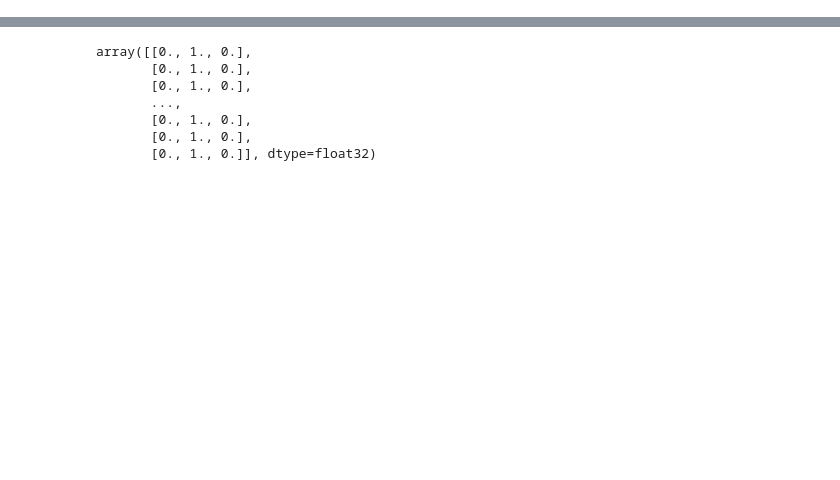
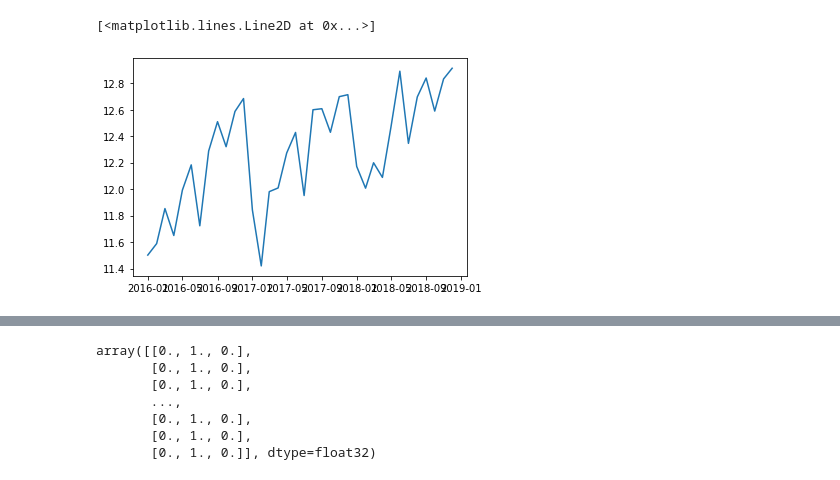
Before and after one commit to jauntydl/PJT3-MITHDH, a Jupyter notebook: Untitled.ipynb, the cells around one changed output, grey strips where cells are left out. Cells and saved outputs as stored; diff of their text form; code cells hidden in the pictures; blank space fills up the shorter version.

```diff
--- a/Untitled.ipynb
+++ b/Untitled.ipynb
@@ -102,0 +192,6 @@ memory usage: 3.0+ MB
+# %%
+df_log = np.log(test_df)
+plt.plot(df_log)
+# %% [output]
+[<matplotlib.lines.Line2D at 0x...>]
+[figure, added]
```
Also changed, not shown: parts of 26 cells of this notebook.
